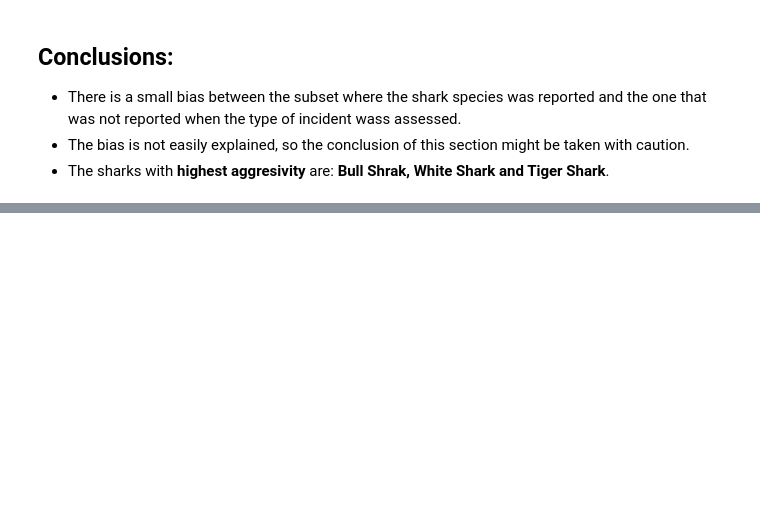
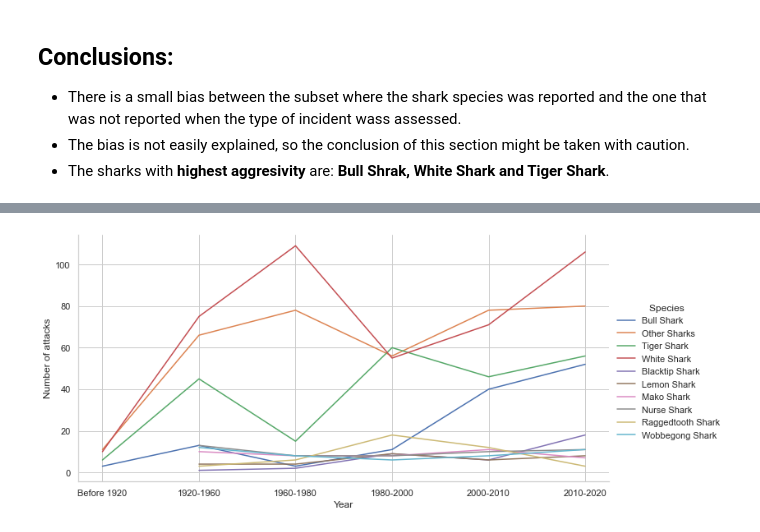
Before and after one commit to sborto86/data-cleaning-pandas, a Jupyter notebook: clean-analysis.ipynb, the cells around one changed output, grey strips where cells are left out. Drawn from its saved outputs; the diff is of its cells as text; code cells hidden in the pictures; blank space fills up the shorter version.

```diff
--- a/clean-analysis.ipynb
+++ b/clean-analysis.ipynb
@@ -249,0 +271,8 @@ for p in sharks_aggre3_graph.ax.patches:
+# %%
+sharks_years3 = sharks_years[(sharks_years["Species "] != "Unknown Shark")]
+sharks_years3 = sharks_years3.groupby(by=["Year", "Species "]).size().reset_index(name='Number of attacks')
+graph3 = sns.relplot(data=sharks_years3, x="Year", y="Number of attacks", hue="Species ", kind="line", aspect=10/5)
+graph3.set_xticklabels(["Before 1920", "1920-1960", "1960-1980", "1980-2000", "2000-2010", "2010-2020"])
+plt.plot()
+# %% [output]
+[figure, added]
```
Also changed, not shown: parts of 9 cells of this notebook, 3 other files.
